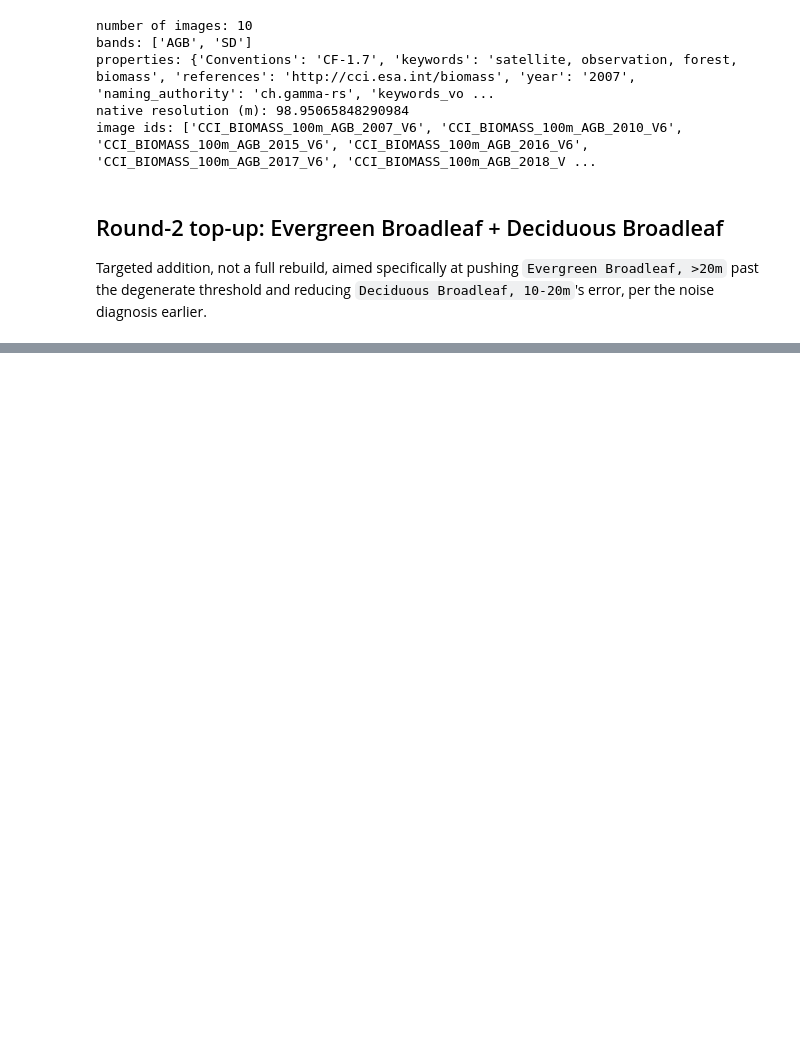
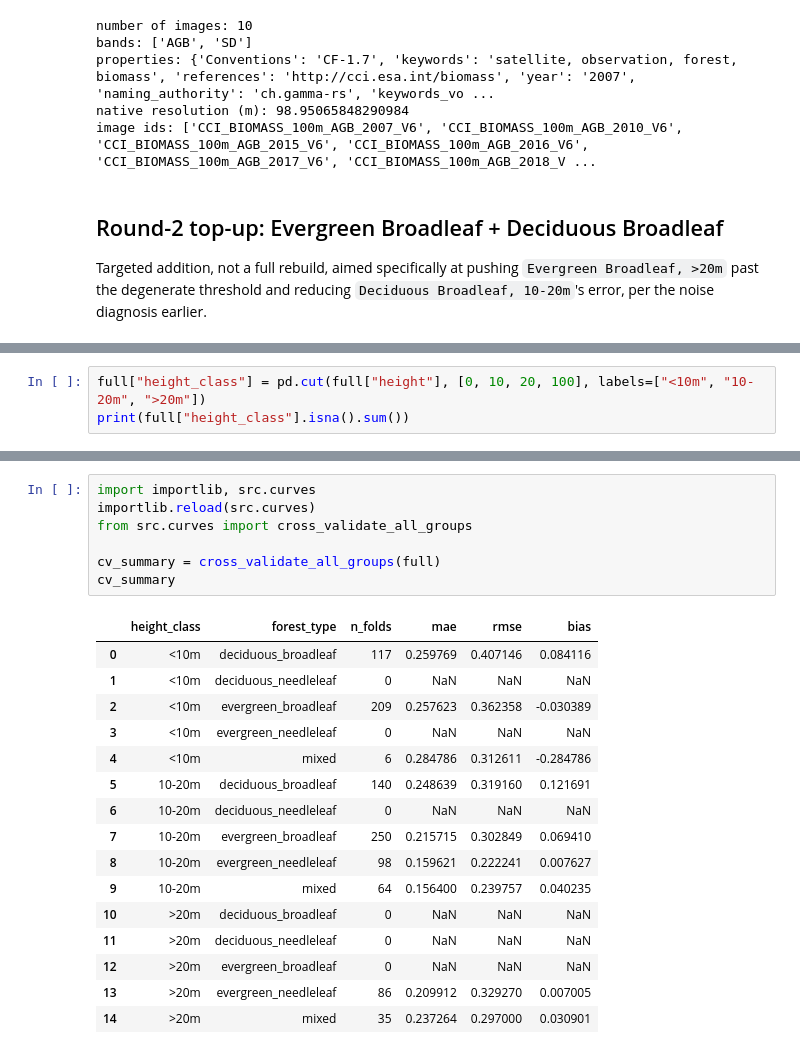
Before and after one commit to ada-th25/fire-impact-curves, a Jupyter notebook: notebooks/run_pipeline.ipynb, the cells around one changed output, grey strips where cells are left out. Cells and saved outputs as stored; diff of their text form; blank space fills up the shorter version.

```diff
--- a/notebooks/run_pipeline.ipynb
+++ b/notebooks/run_pipeline.ipynb
@@ -1300,0 +1388,3 @@ print(len(full), "cells now in full")
+# %%
+full["height_class"] = pd.cut(full["height"], [0, 10, 20, 100], labels=["<10m", "10-20m", ">20m"])
+print(full["height_class"].isna().sum())
@@ -1300,0 +1418,24 @@ print(len(full), "cells now in full")
+# %%
+import importlib, src.curves
+importlib.reload(src.curves)
+from src.curves import cross_validate_all_groups
+
+cv_summary = cross_validate_all_groups(full)
+cv_summary
+# %% [output]
+|  | height_class | forest_type | n_folds | mae | rmse | bias |
+| 0 | <10m | deciduous_broadleaf | 117 | 0.259769 | 0.407146 | 0.084116 |
+| 1 | <10m | deciduous_needleleaf | 0 | NaN | NaN | NaN |
+| 2 | <10m | evergreen_broadleaf | 209 | 0.257623 | 0.362358 | -0.030389 |
+| 3 | <10m | evergreen_needleleaf | 0 | NaN | NaN | NaN |
+| 4 | <10m | mixed | 6 | 0.284786 | 0.312611 | -0.284786 |
+| 5 | 10-20m | deciduous_broadleaf | 140 | 0.248639 | 0.319160 | 0.121691 |
+| 6 | 10-20m | deciduous_needleleaf | 0 | NaN | NaN | NaN |
+| 7 | 10-20m | evergreen_broadleaf | 250 | 0.215715 | 0.302849 | 0.069410 |
+| 8 | 10-20m | evergreen_needleleaf | 98 | 0.159621 | 0.222241 | 0.007627 |
+| 9 | 10-20m | mixed | 64 | 0.156400 | 0.239757 | 0.040235 |
+| 10 | >20m | deciduous_broadleaf | 0 | NaN | NaN | NaN |
+| 11 | >20m | deciduous_needleleaf | 0 | NaN | NaN | NaN |
+| 12 | >20m | evergreen_broadleaf | 0 | NaN | NaN | NaN |
+| 13 | >20m | evergreen_needleleaf | 86 | 0.209912 | 0.329270 | 0.007005 |
+| 14 | >20m | mixed | 35 | 0.237264 | 0.297000 | 0.030901 |
```
Also changed, not shown: parts of 9 cells of this notebook.
